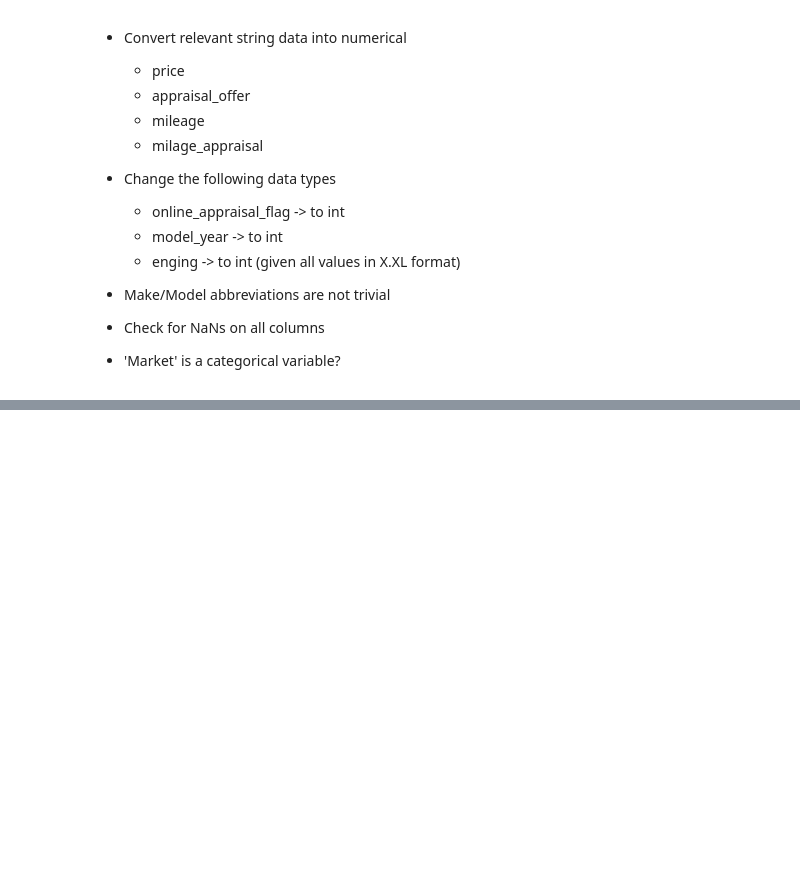
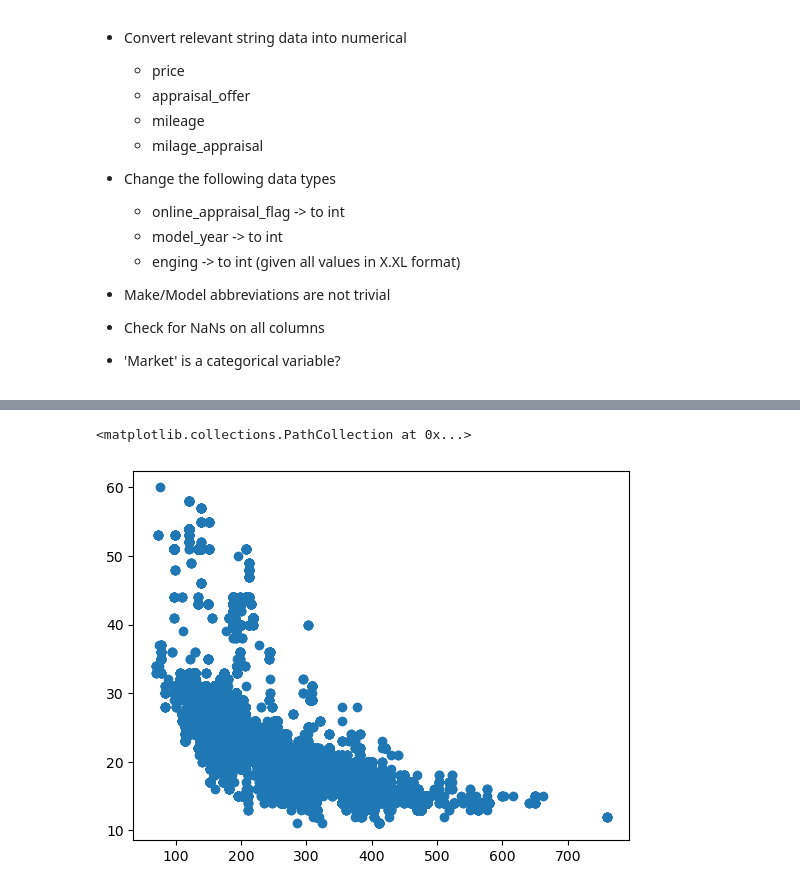
Before and after one commit to ashenfernando1/Winter-2023, a Jupyter notebook: CarMax.ipynb, the cells around one changed output, grey strips where cells are left out. Cells and saved outputs as stored; diff of their text form; code cells hidden in the pictures; blank space fills up the shorter version.

```diff
--- a/CarMax.ipynb
+++ b/CarMax.ipynb
@@ -25,8 +25,8 @@ data_explain
 | 37 | fuel_capacity_appraisal | Numeric | The fuel capacity of the customer... |
 | 38 | market | String | The market where the transaction ... |
 # %%
-df = pd.read_csv("ShowcaseDataWinter2023/ShowcaseDataWinter2023.csv")
-df
+df_main = pd.read_csv("ShowcaseDataWinter2023/ShowcaseDataWinter2023.csv")
+df_main
 # %% [output]
 |  | price | appraisal_offer | online_appraisal_flag | model_year | mileage | make | model | trim_descrip | ... |
 | 0 | $20k to $25k | $0k to $5k | 1.0 | 2014.0 | 15k to 20k miles | HDT | HDT_12 | Premium | ... |
@@ -64,0 +107,3 @@ df
+# %%
+df = df_main.copy()
+df_main
@@ -64,0 +124,14 @@ df
+# %%
+import re
+
+def getNumbers(col):
+    first_list = [re.findall(r'\d+', i) for i in df[col]]
+    # second_list = [int(i[0])+int(i[1]) for i in first_list]
+    second_list = [(int(i[0])+int(i[-1]))/2 for i in first_list]
+
+    # return first_list
+    return second_list
+
+df['price'] = getNumbers('price')
+df['appraisal_offer'] = getNumbers('appraisal_offer')
+df
@@ -64,0 +152,4 @@ df
+# %%
+df['price'] = df['price'].apply(lambda st: st[st.find("$")+1:st.find("k")])
+df['appr
+df.head()
@@ -64,0 +198,5 @@ df
+# %%
+plt.scatter(df['horsepower'], df['mpg_city'])
+# %% [output]
+<matplotlib.collections.PathCollection at 0x...>
+[figure, added]
```
Also changed, not shown: parts of 9 cells of this notebook, 1 other file.
